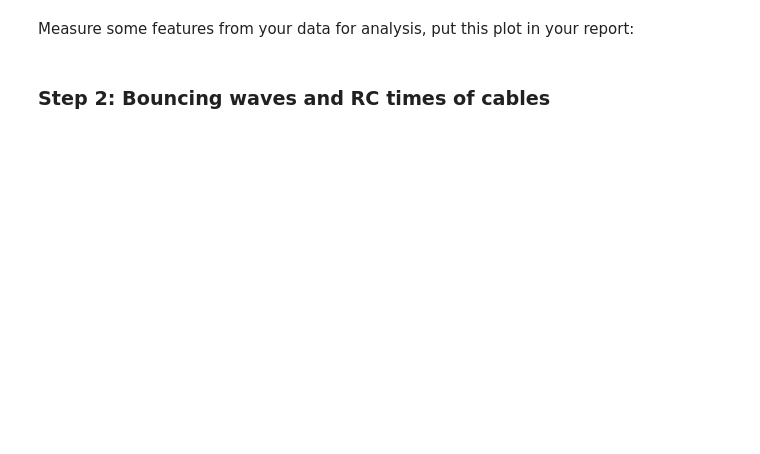
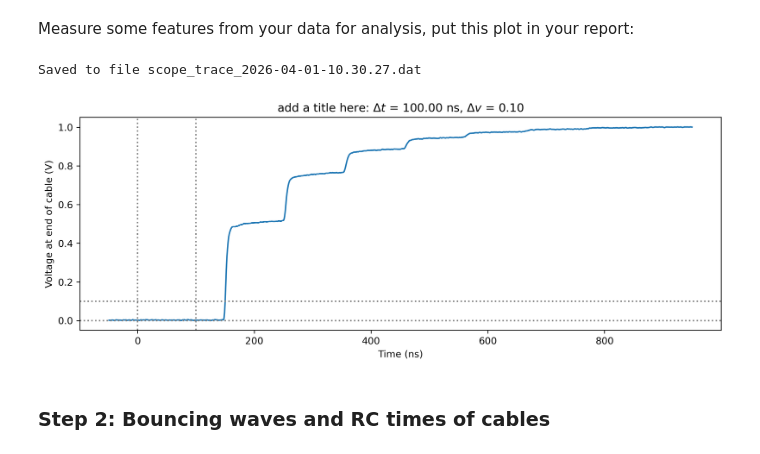
Before and after one commit to SHoogeman/Snaar-Proef, a Jupyter notebook: lab session notebooks/TN2211 Session 12.ipynb, the cells around one changed output. Drawn from its saved outputs; the diff is of its cells as text; code cells hidden in the pictures; blank space fills up the shorter version.

```diff
--- a/lab session notebooks/TN2211 Session 12.ipynb
+++ b/lab session notebooks/TN2211 Session 12.ipynb
@@ -26,0 +67,21 @@ gen = Generator("SDG")
+# %%
+# A handy helper function
+def get_trace_and_plot(title, v1, v2, t1, t2):
+    t,v = scope.get_trace(1)
+    plt.plot(t/1e-9,v)
+    plt.xlabel("Time (ns)")
+    plt.ylabel("Voltage at end of cable (V)")
+    plt.title(title)
+
+    # Zoom  in on your data
+    #plt.xlim(,)
+    #plt.ylim(,)
+
+    # Add some vertical and horizontal cursors (adjust positions
+    for vx in v1,v2:
+        plt.axhline(vx, ls=":", c="grey")
+    for tx in t1,t2:
+        plt.axvline(tx, ls=":", c="grey")
+
+    plt.title(r"%s: $\Delta t$ = %.2f ns, $\Delta v$ = %.2f" % (title, (t2-t1),(v2-v1)))
+    return t,v
@@ -55,3 +96,14 @@ print("delta v = %.e V" % (v2-v2))
+# %%
+# The cursors to plot
+v1 = 0
+v2 = v1 + 0.1
+t1 = 0
+t2 = t1 + 100 # time in nanoseconds
+plt.figure(figsize=(12,4), dpi=300)
+t,v = get_trace_and_plot("add a title here", v1, v2, t1, t2)
+# %% [output]
+Saved to file scope_trace_2026-04-01-10.30.27.dat
+[figure, added]
 # %% [markdown]
 ### Step 2: Bouncing waves and RC times of cables
 # %%
```
Also changed, not shown: parts of 33 cells of this notebook, 1 other file.
